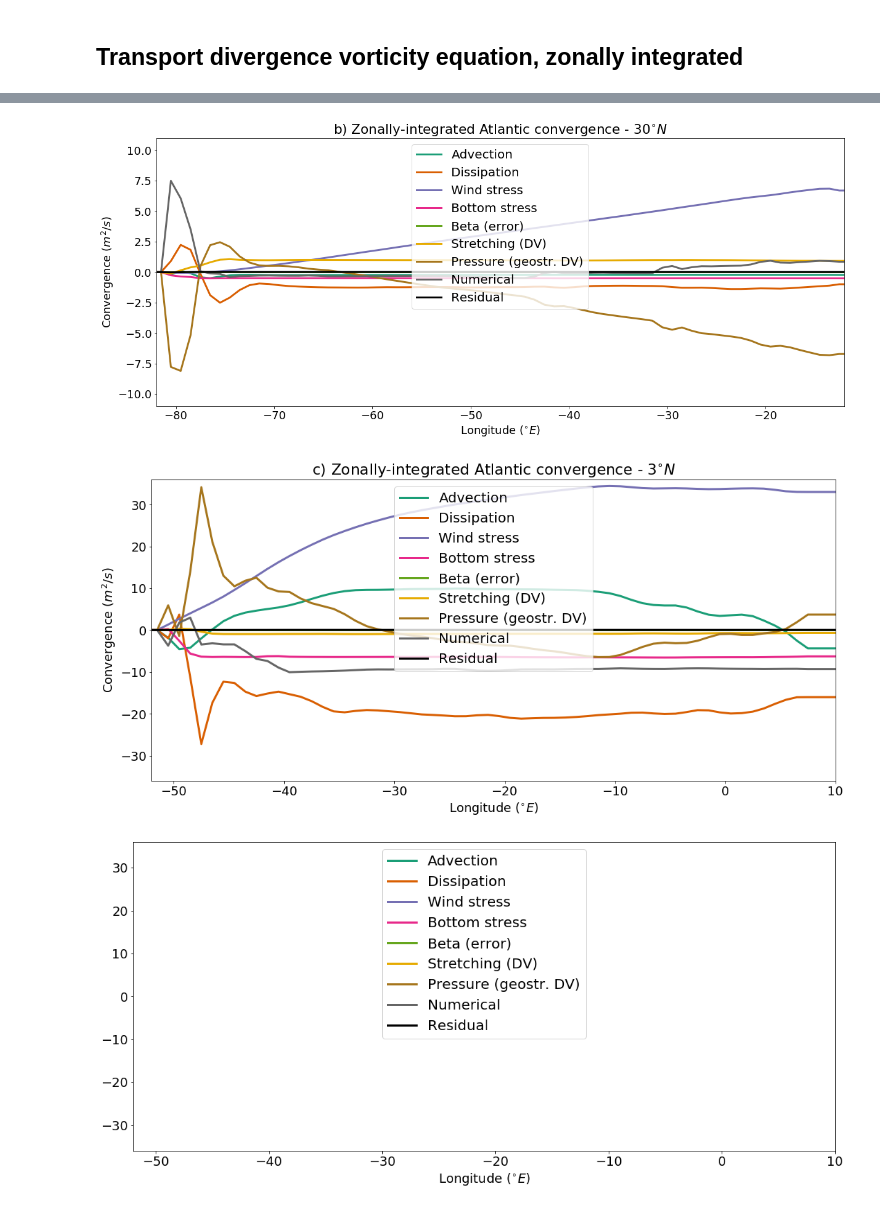
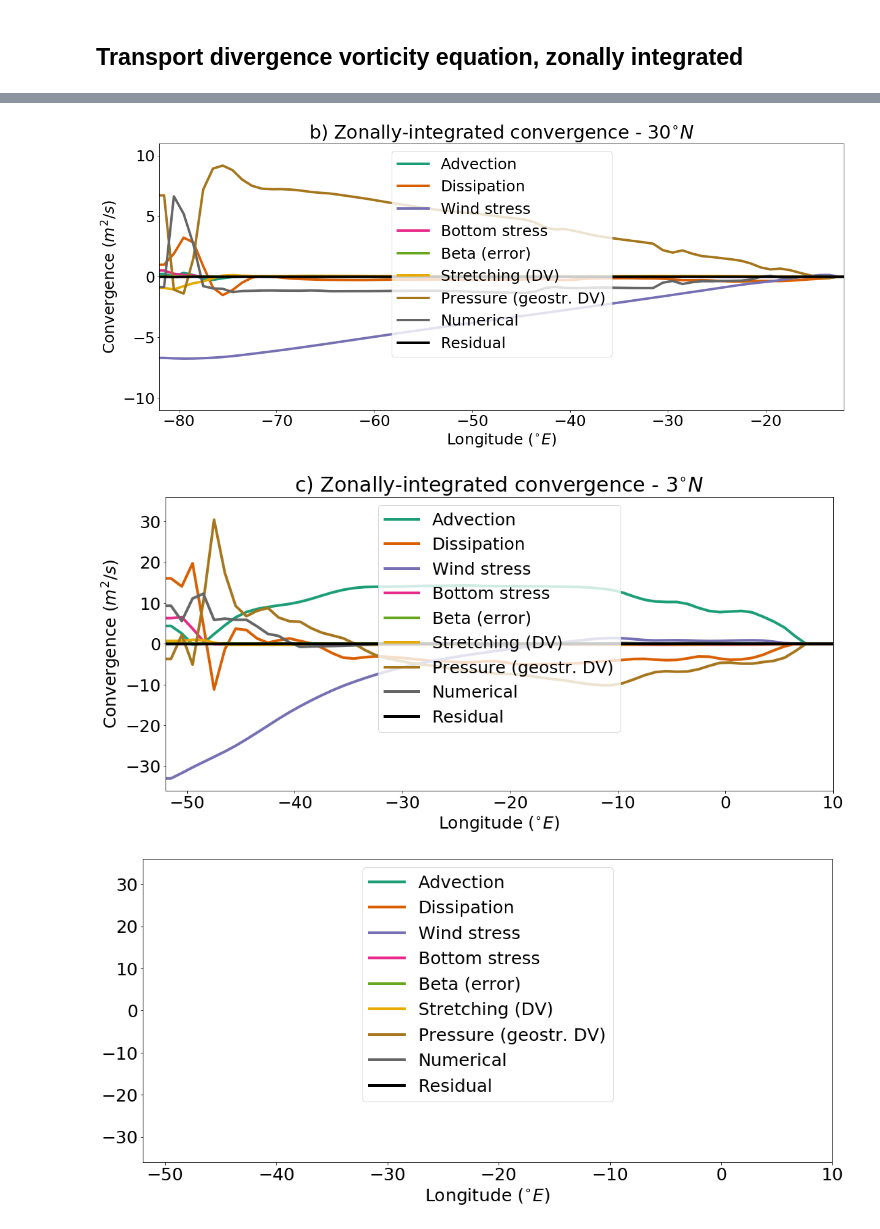
Before and after one commit to RobinWaldman/VoBiN, a Jupyter notebook: plot/figures_Atl.ipynb, the cells around one changed output, grey strips where cells are left out. Cells and saved outputs as stored; diff of their text form; code cells hidden in the pictures.

Commit message:
Change of convention for transport integration
integration from eastern instead of western boundary

```diff
--- a/plot/figures_Atl.ipynb
+++ b/plot/figures_Atl.ipynb
@@ -65,7 +68,7 @@ name='bathy_Atl'
 ax=atl_map_zonal_lines(meshmask.glamt[:-1,:],
                     meshmask.gphit[:-1,:],
                     meshmask.bathy_t[:-1,:]*meshmask.tmask_nan[0,:-1,:],
-                    lev,legend,colorbar,name)
+                    lev,colorbar,name)
 global_quiver(ax,meshmask.glamt[:-1,:],meshmask.gphit[:-1,:],u_int[:-1,:],v_int[:-1,:],name,'k')
 lims=[[50,-70,5],[30,-82,-5],[0,-53,15]]
 for lim in lims:
@@ -77,7 +80,7 @@ name2='bathy_Atl2'
 ax=atl_map_zonal_lines(meshmask.glamt[:-1,:],
                     meshmask.gphit[:-1,:],
                     meshmask.bathy_t[:-1,:]*meshmask.tmask_nan[0,:-1,:],
-                    lev,legend,colorbar,name2)
+                    lev,colorbar,name2)
 global_quiver(ax,meshmask.glamt[:-1,:],meshmask.gphit[:-1,:],u_int[:-1,:],v_int[:-1,:],name2,'k')
 lims2=[[50,-60,-5],[30,-82,-5],[3,-55,15]]
 for lim in lims2:
@@ -160,10 +163,10 @@ labs=['a) ','b) ','c) ']
 for i in range(0,len(lims)):
     ztrd_int_budget_x=zonal_profile(ztrd_int_budget,meshmask,lims[i])
     meshmask_x=zonal_profile(meshmask,meshmask,lims[i])
-    ztrd_int_budget_xint=(ztrd_int_budget_x*meshmask_x.e1t).cumsum(dim='x')
-    ztrd_int_budget_xint=ztrd_int_budget_xint.fillna(0)
+    ztrd_int_budget_xint=(ztrd_int_budget_x*meshmask_x.e1t).fillna(0).cumsum(dim='x')
+    ztrd_int_budget_xint=ztrd_int_budget_xint-ztrd_int_budget_xint.isel(x=-1)
     atl_zonal(ztrd_int_budget_xint/1e6,meshmask_x,names,[-ranges[i],ranges[i]],'Transport (Sv)',
-              labs[i]+'Zonally-integrated Atlantic transport - $'+str(lims[i][0])+'^{\circ}N$','ztrd_int_budget_'+str(lims[i][0]),
+              labs[i]+'Zonally-integrated transport - $'+str(lims[i][0])+'^{\circ}N$','ztrd_int_budget_'+str(lims[i][0]),
              (xlims[i][1]-xlims[i][0])/(xlims[1][1]-xlims[1][0])*20,xlims[i])
 
 # empty plot with legend:
@@ -202,8 +205,9 @@ for i in range(0,len(lims)):
     curl_utrd_int_budget_x=zonal_profile(curl_utrd_int_budget,meshmask,lims[i])
     meshmask_x=zonal_profile(meshmask,meshmask,lims[i])
     curl_utrd_int_budget_xint=(curl_utrd_int_budget_x*meshmask_x.e1t).cumsum(dim='x')
+    curl_utrd_int_budget_xint=curl_utrd_int_budget_xint-curl_utrd_int_budget_xint.isel(x=-1)
     atl_zonal(curl_utrd_int_budget_xint/1e6,meshmask_x,names,[-ranges[i],ranges[i]],'Transport (Sv)',
-              labs[i]+'Zonally-integrated Atlantic transport - $'+str(lims[i][0])+'^{\circ}N$','curl_utrd_int_budget_'+str(lims[i][0]),
+              labs[i]+'Zonally-integrated transport - $'+str(lims[i][0])+'^{\circ}N$','curl_utrd_int_budget_'+str(lims[i][0]),
              (xlims[i][1]-xlims[i][0])/(xlims[1][1]-xlims[1][0])*20,xlims[i])
 
 # empty plot with legend:
@@ -245,8 +249,9 @@ for i in range(0,len(lims)):
     curl_utrd_av_budget_x=curl_utrd_av_budget_x*mask
     meshmask_x=zonal_profile(meshmask,meshmask,lims[i])
     curl_utrd_av_budget_xint=(curl_utrd_av_budget_x*meshmask_x.e1t).cumsum(dim='x')
+    curl_utrd_av_budget_xint=curl_utrd_av_budget_xint-curl_utrd_av_budget_xint.isel(x=-1)
     atl_zonal(curl_utrd_av_budget_xint/1e6,meshmask_x,names,[-ranges[i],ranges[i]],'Transport (Sv)',
-              labs[i]+'Zonally-integrated Atlantic cross $f/h$ transport - $'+str(lims[i][0])+'^{\circ}N$','curl_utrd_av_budget_'+str(lims[i][0]),
+              labs[i]+'Zonally-integrated cross $f/h$ transport - $'+str(lims[i][0])+'^{\circ}N$','curl_utrd_av_budget_'+str(lims[i][0]),
              (xlims[i][1]-xlims[i][0])/(xlims[1][1]-xlims[1][0])*20,xlims[i])
 
 # empty plot with legend:
@@ -284,13 +289,14 @@ ranges=[7,11,36]
 for i in range(0,len(lims2)):
     curl_utrd_transp_budget_x=zonal_profile(curl_utrd_transp_budget,meshmask,lims2[i])
     meshmask_x=zonal_profile(meshmask,meshmask,lims2[i])
-    curl_utrd_transp_budget_xtransp=(curl_utrd_transp_budget_x*meshmask_x.e1t).cumsum(dim='x')
-    atl_zonal(curl_utrd_transp_budget_xtransp,meshmask_x,names,[-ranges[i],ranges[i]],'Convergence ($m^2/s$)',
-              labs[i]+'Zonally-integrated Atlantic convergence - $'+str(lims2[i][0])+'^{\circ}N$','curl_utrd_transp_budget_'+str(lims2[i][0]),
+    curl_utrd_transp_budget_xint=(curl_utrd_transp_budget_x*meshmask_x.e1t).cumsum(dim='x')
+    curl_utrd_transp_budget_xint=curl_utrd_transp_budget_xint-curl_utrd_transp_budget_xint.isel(x=-1)
+    atl_zonal(curl_utrd_transp_budget_xint,meshmask_x,names,[-ranges[i],ranges[i]],'Convergence ($m^2/s$)',
+              labs[i]+'Zonally-integrated convergence - $'+str(lims2[i][0])+'^{\circ}N$','curl_utrd_transp_budget_'+str(lims2[i][0]),
              (xlims[i][1]-xlims[i][0])/(xlims[1][1]-xlims[1][0])*20,xlims[i])
 
 # empty plot with legend:
-atl_zonal(curl_utrd_transp_budget_xtransp*np.nan,meshmask_x,names,[-ranges[i],ranges[i]],'',
+atl_zonal(curl_utrd_transp_budget_xint*np.nan,meshmask_x,names,[-ranges[i],ranges[i]],'',
               '','zonal_legend_curl_utrd_transp',
              (xlims[i][1]-xlims[i][0])/(xlims[1][1]-xlims[1][0])*20,xlims[i])
 # %% [output]
@@ -306,3 +312,3 @@ The PostScript backend does not support transparency; partially transparent arti
-[figure, old version]
+[figure, new version]
-[figure, old version]
+[figure, new version]
-[figure, old version]
+[figure, new version]
```
Also changed, not shown: parts of 6 cells of this notebook, 1 other file.
